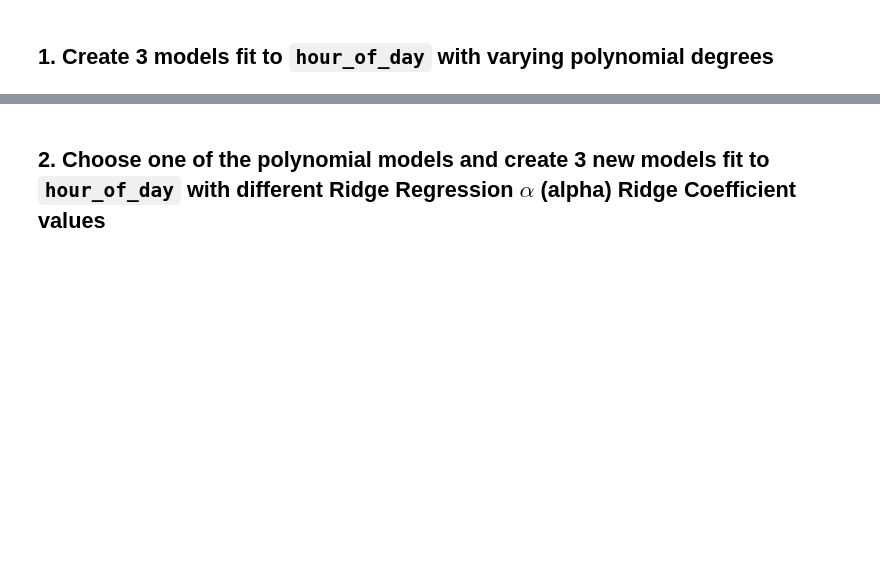
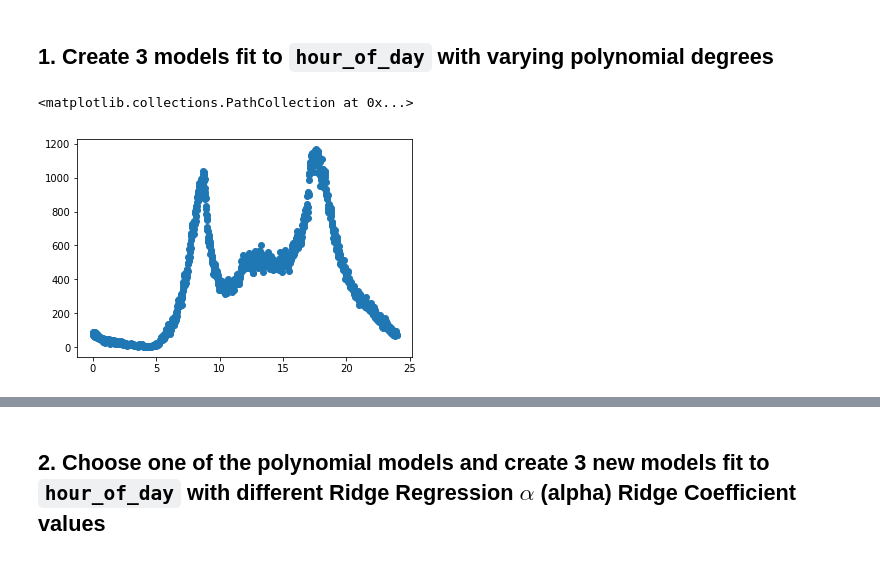
Before and after one commit to peoplecure/aap, a Jupyter notebook: assignments/4-Copy1.ipynb, the cells around one changed output, grey strips where cells are left out. Drawn from its saved outputs; the diff is of its cells as text; code cells hidden in the pictures; blank space fills up the shorter version.

```diff
--- a/assignments/4-Copy1.ipynb
+++ b/assignments/4-Copy1.ipynb
@@ -80,3 +81,15 @@ Explain the results in a **paragraph + charts** of  to describe which model you'
 # %% [markdown]
 
 ## 1. Create 3 models fit to `hour_of_day` with varying polynomial degrees
+# %%
+# I'm following along your Loss Function Comparison File
+from sklearn import linear_model # adding additional module not already listed from above
+
+# I prefer not using x and y as names
+x_times = hours[['hour']]
+y_starting = hours.start
+
+plt.scatter(x_times, y_starting)
+# %% [output]
+<matplotlib.collections.PathCollection at 0x...>
+[figure, added]
```
Also changed, not shown: parts of 23 cells of this notebook, 4 other files.
